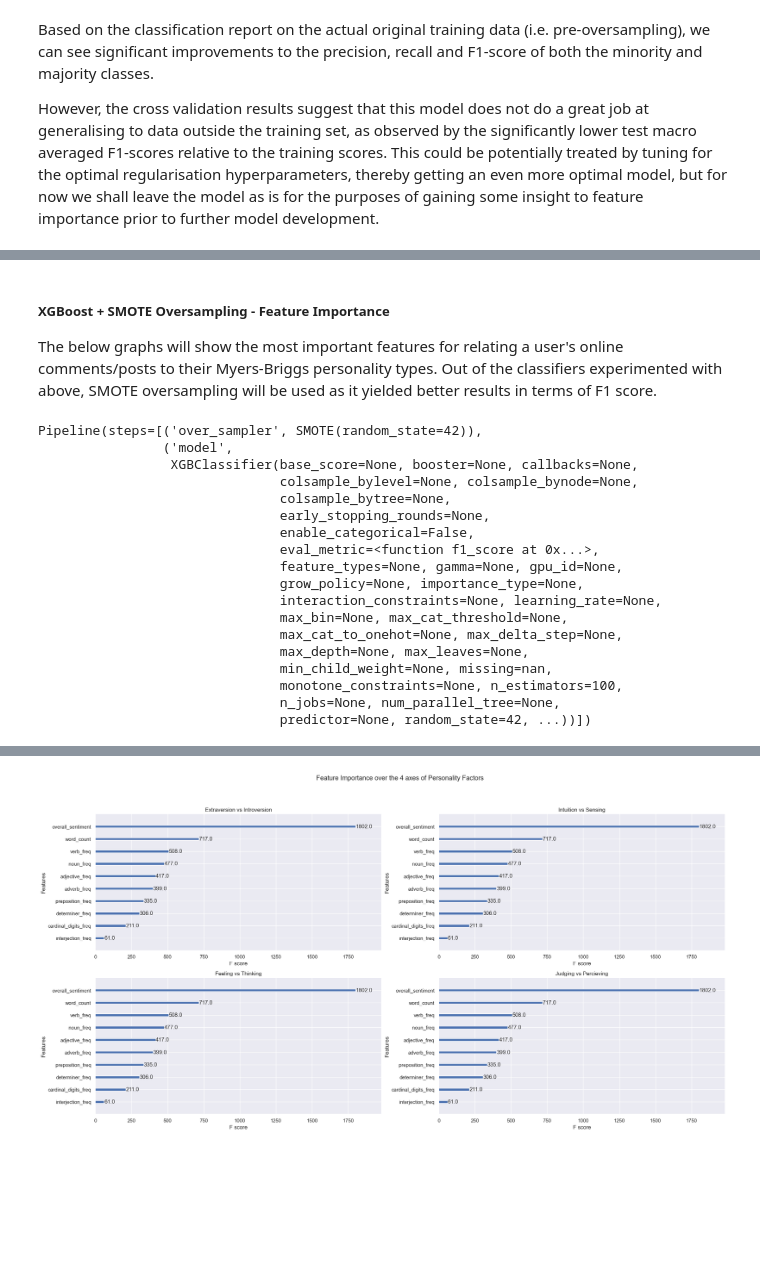
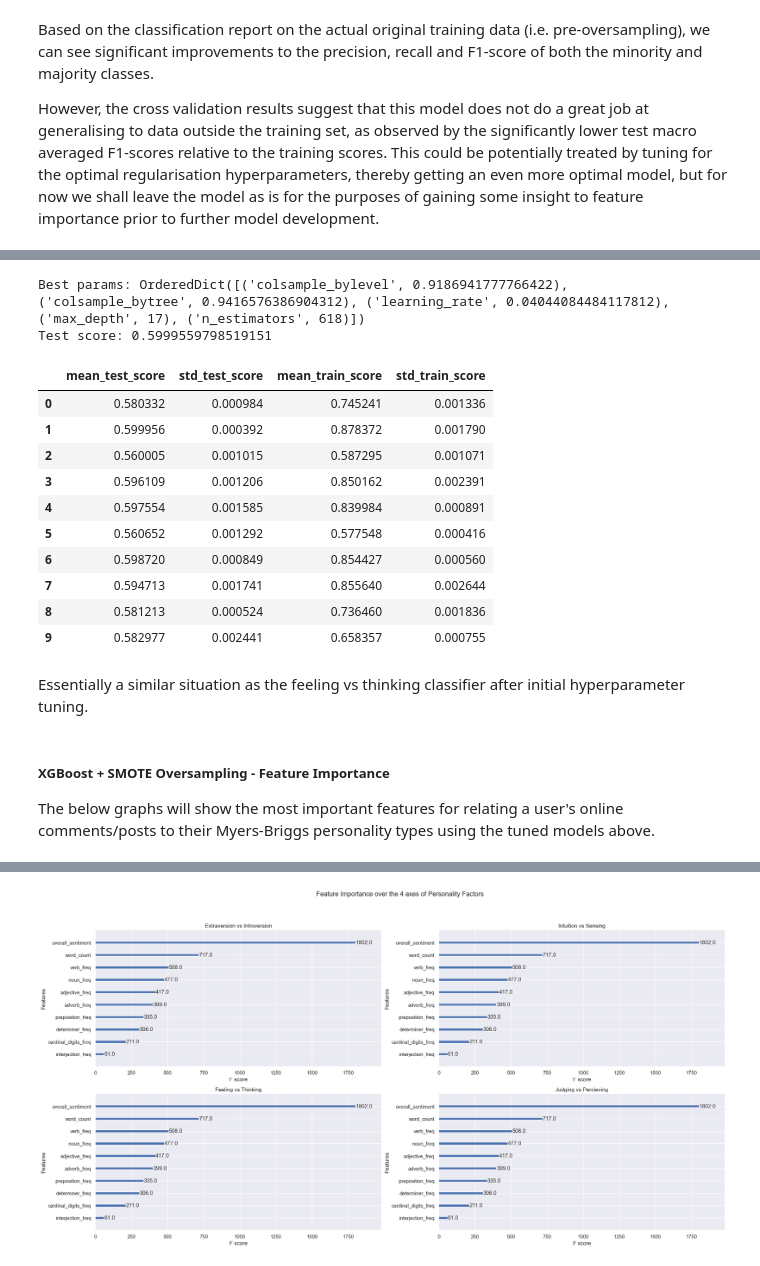
Before and after one commit to slouie88/myers_briggs_personalities, a Jupyter notebook: myers_briggs_feature_importance.ipynb, the cells around one changed output, grey strips where cells are left out. Saved outputs shown, nothing was run; the diff lists cells and outputs as text; code cells hidden in the pictures; blank space fills up the shorter version.

Commit message:
Initial hyperparameter tuning of classifier for judging vs percieving

```diff
--- a/myers_briggs_feature_importance.ipynb
+++ b/myers_briggs_feature_importance.ipynb
@@ -813,0 +816,7 @@ xgboost_classifier_t_vs_f.best_estimator_.save_model("models/t_vs_f_opt.json")
+# %%
+y = targets["j_vs_p"].values
+
+over_sampler = SMOTE(random_state=42)
+X_res, y_res = over_sampler.fit_resample(X, y)
+# %%
+xgboost_classifier_j_vs_p = xgbclassifier_binary_cv(X_res, y_res)
@@ -813,0 +835,31 @@ xgboost_classifier_t_vs_f.best_estimator_.save_model("models/t_vs_f_opt.json")
+# %%
+best_params = xgboost_classifier_j_vs_p.best_params_
+test_score = xgboost_classifier_j_vs_p.best_score_
+print(f"Best params: {best_params}")
+print(f"Test score: {test_score}")
+# %% [output]
+Best params: OrderedDict([('colsample_bylevel', 0.9186941777766422), ('colsample_bytree', 0.9416576386904312), ('learning_rate', 0.04044084484117812), ('max_depth', 17), ('n_estimators', 618)])
+Test score: 0.5999559798519151
+# %%
+# Note that these results are based on the oversampled dataset.
+results = pd.concat([
+    pd.DataFrame(xgboost_classifier_j_vs_p.cv_results_["mean_test_score"], columns=["mean_test_score"]),
+    pd.DataFrame(xgboost_classifier_j_vs_p.cv_results_["std_test_score"], columns=["std_test_score"]),
+    pd.DataFrame(xgboost_classifier_j_vs_p.cv_results_["mean_train_score"], columns=["mean_train_score"]),
+    pd.DataFrame(xgboost_classifier_j_vs_p.cv_results_["std_train_score"], columns=["std_train_score"])
+], axis=1)
+results
+# %% [output]
+|  | mean_test_score | std_test_score | mean_train_score | std_train_score |
+| 0 | 0.580332 | 0.000984 | 0.745241 | 0.001336 |
+| 1 | 0.599956 | 0.000392 | 0.878372 | 0.001790 |
+| 2 | 0.560005 | 0.001015 | 0.587295 | 0.001071 |
+| 3 | 0.596109 | 0.001206 | 0.850162 | 0.002391 |
+| 4 | 0.597554 | 0.001585 | 0.839984 | 0.000891 |
+| 5 | 0.560652 | 0.001292 | 0.577548 | 0.000416 |
+| 6 | 0.598720 | 0.000849 | 0.854427 | 0.000560 |
+| 7 | 0.594713 | 0.001741 | 0.855640 | 0.002644 |
+| 8 | 0.581213 | 0.000524 | 0.736460 | 0.001836 |
+| 9 | 0.582977 | 0.002441 | 0.658357 | 0.000755 |
+# %% [markdown]
+Essentially a similar situation as the feeling vs thinking classifier after initial hyperparameter tuning.
@@ -814,28 +869,4 @@ xgboost_classifier_t_vs_f.best_estimator_.save_model("models/t_vs_f_opt.json")
 # %% [markdown]
 ##### XGBoost + SMOTE Oversampling - Feature Importance
 
-The below graphs will show the most important features for relating a user's online comments/posts to their Myers-Briggs personality types. Out of the classifiers experimented with above, SMOTE oversampling will be used as it yielded better results in terms of F1 score.
+The below graphs will show the most important features for relating a user's online comments/posts to their Myers-Briggs personality types using the tuned models above.
-# %%
-y = targets["e_vs_i"].values
-
-xgboost_classifier_e_vs_i = build_classifier_with_smote()
-xgboost_classifier_e_vs_i.fit(X, y)
-# %% [output]
-Pipeline(steps=[('over_sampler', SMOTE(random_state=42)),
-                ('model',
-                 XGBClassifier(base_score=None, booster=None, callbacks=None,
-                               colsample_bylevel=None, colsample_bynode=None,
-                               colsample_bytree=None,
-                               early_stopping_rounds=None,
-                               enable_categorical=False,
-                               eval_metric=<function f1_score at 0x...>,
-                               feature_types=None, gamma=None, gpu_id=None,
-                               grow_policy=None, importance_type=None,
-                               interaction_constraints=None, learning_rate=None,
-                               max_bin=None, max_cat_threshold=None,
-                               max_cat_to_onehot=None, max_delta_step=None,
-                               max_depth=None, max_leaves=None,
-                               min_child_weight=None, missing=nan,
-                               monotone_constraints=None, n_estimators=100,
-                               n_jobs=None, num_parallel_tree=None,
-                               predictor=None, random_state=42, ...))])
```
Also changed, not shown: parts of 6 cells of this notebook.
